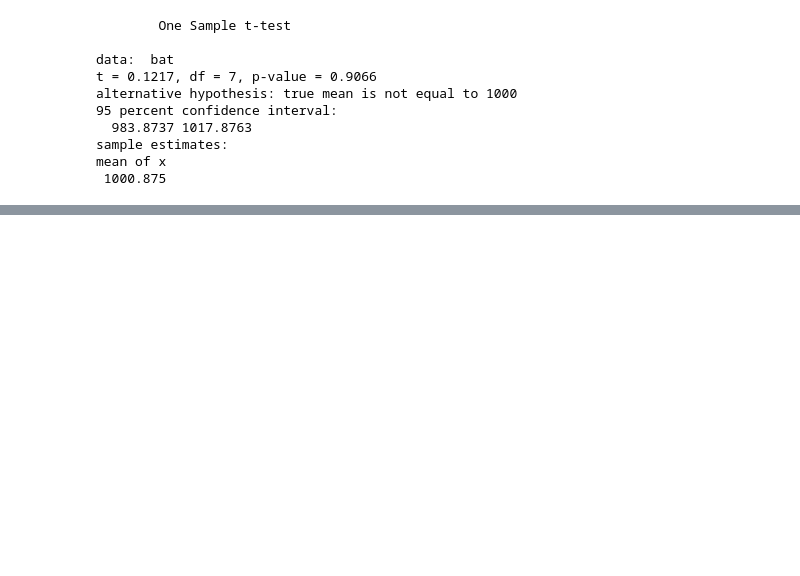
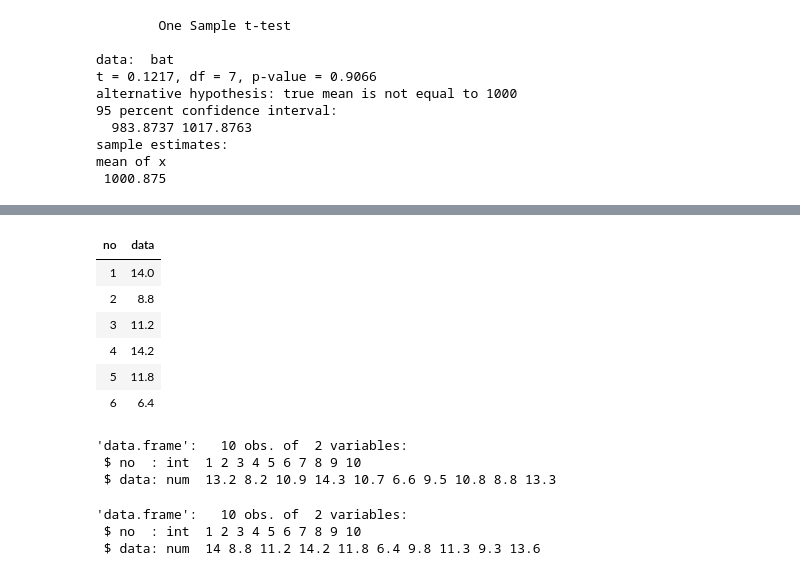
Before and after one commit to naddda0813/Rbase, a Jupyter notebook: 14. 가설검정.ipynb, the cells around one changed output, grey strips where cells are left out. Drawn from its saved outputs; the diff is of its cells as text; code cells hidden in the pictures; blank space fills up the shorter version.

```diff
--- a/14. 가설검정.ipynb
+++ b/14. 가설검정.ipynb
@@ -119,0 +204,22 @@ p-value = 0.9066 > 0.05 --> 귀무가설 :건전지의 수명은 1000시간이
+# %%
+head(postMedicine)
+# %% [output]
+| no | data |
+| 1 | 14.0 |
+| 2 | 8.8 |
+| 3 | 11.2 |
+| 4 | 14.2 |
+| 5 | 11.8 |
+| 6 | 6.4 |
+# %%
+str(preMedicine)
+# %% [output]
+'data.frame':   10 obs. of  2 variables:
+ $ no  : int  1 2 3 4 5 6 7 8 9 10
+ $ data: num  13.2 8.2 10.9 14.3 10.7 6.6 9.5 10.8 8.8 13.3
+# %%
+str(postMedicine)
+# %% [output]
+'data.frame':   10 obs. of  2 variables:
+ $ no  : int  1 2 3 4 5 6 7 8 9 10
+ $ data: num  14 8.8 11.2 14.2 11.8 6.4 9.8 11.3 9.3 13.6
```
Also changed, not shown: parts of 40 cells of this notebook, 3 other files.
